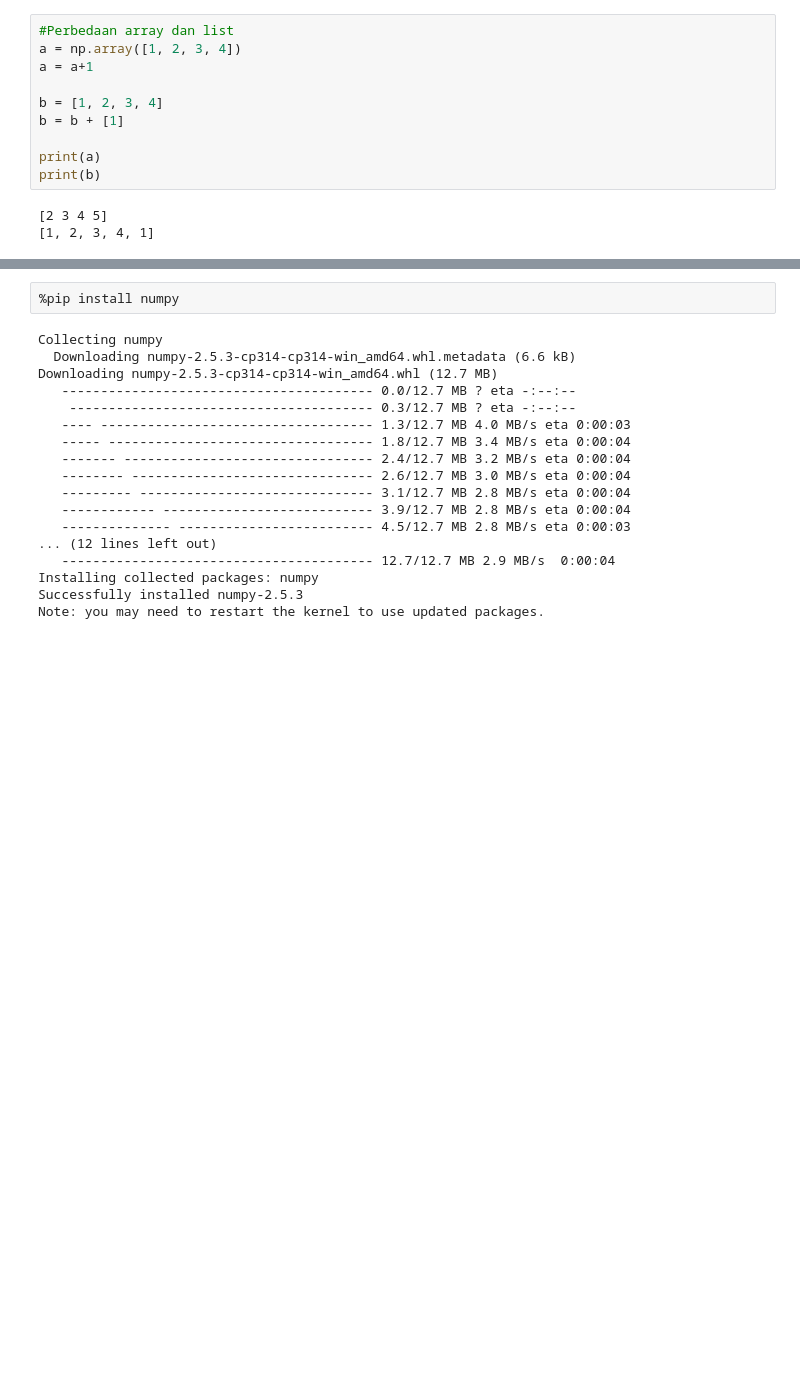
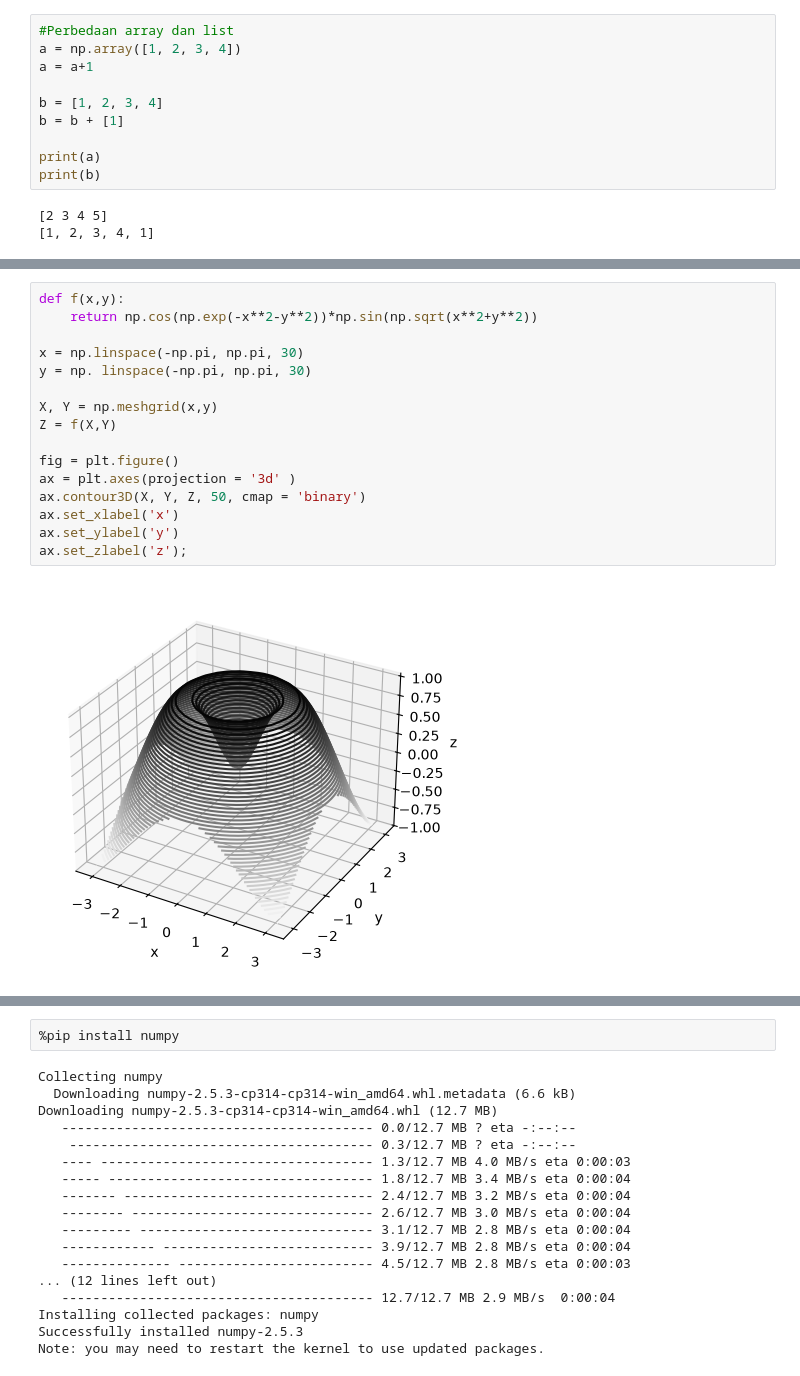
Before and after one commit to tamara-sinaga/CERTAN, a Jupyter notebook: week 1/tes.ipynb, the cells around one changed output, grey strips where cells are left out. Cells and saved outputs as stored; diff of their text form; blank space fills up the shorter version.

```diff
--- a/week 1/tes.ipynb
+++ b/week 1/tes.ipynb
@@ -173,0 +685,18 @@ print(a)
+# %%
+def f(x,y):
+    return np.cos(np.exp(-x**2-y**2))*np.sin(np.sqrt(x**2+y**2))
+
+x = np.linspace(-np.pi, np.pi, 30)
+y = np. linspace(-np.pi, np.pi, 30)
+
+X, Y = np.meshgrid(x,y)
+Z = f(X,Y)
+
+fig = plt.figure()
+ax = plt.axes(projection = '3d' )
+ax.contour3D(X, Y, Z, 50, cmap = 'binary')
+ax.set_xlabel('x')
+ax.set_ylabel('y')
+ax.set_zlabel('z');
+# %% [output]
+[figure, added]
```
Also changed, not shown: parts of 47 cells of this notebook.
